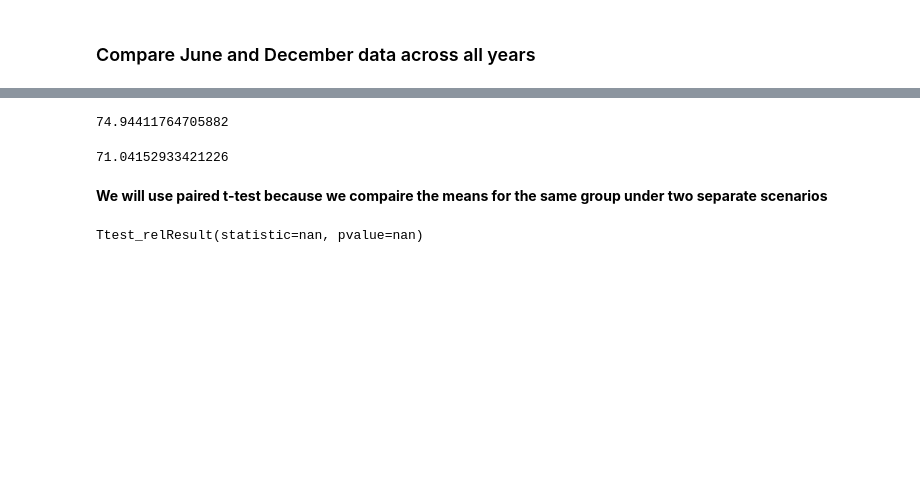
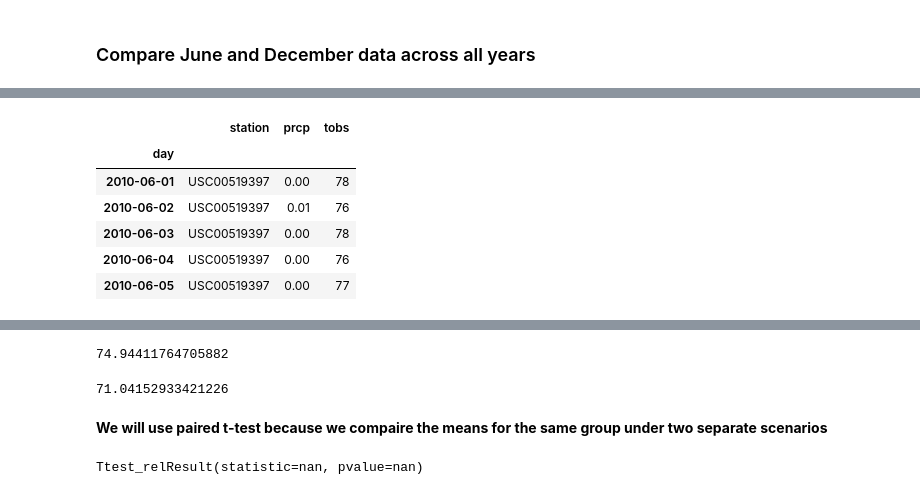
Before and after one commit to HaifaNajdawi/SQLAlchemy_climate_analysis_on_Honolulu-_Hawaii, a Jupyter notebook: temp_analysis_bonus_1_starter.ipynb, the cells around one changed output, grey strips where cells are left out. Drawn from its saved outputs; the diff is of its cells as text; code cells hidden in the pictures; blank space fills up the shorter version.

```diff
--- a/temp_analysis_bonus_1_starter.ipynb
+++ b/temp_analysis_bonus_1_starter.ipynb
@@ -91,4 +66,12 @@ None
 # %%
 # Filter data for desired months
-june=df[df["day"].dt.month == 6]
-dec=df[df["day"].dt.month == 12]
+june=new_df[new_df.index.month == 6]
+june.head()
+# %% [output]
+|  | station | prcp | tobs |
+| day |  |  |  |
+| 2010-06-01 | USC00519397 | 0.00 | 78 |
+| 2010-06-02 | USC00519397 | 0.01 | 76 |
+| 2010-06-03 | USC00519397 | 0.00 | 78 |
+| 2010-06-04 | USC00519397 | 0.00 | 76 |
+| 2010-06-05 | USC00519397 | 0.00 | 77 |
```
Also changed, not shown: parts of 6 cells of this notebook, 2 other files.
